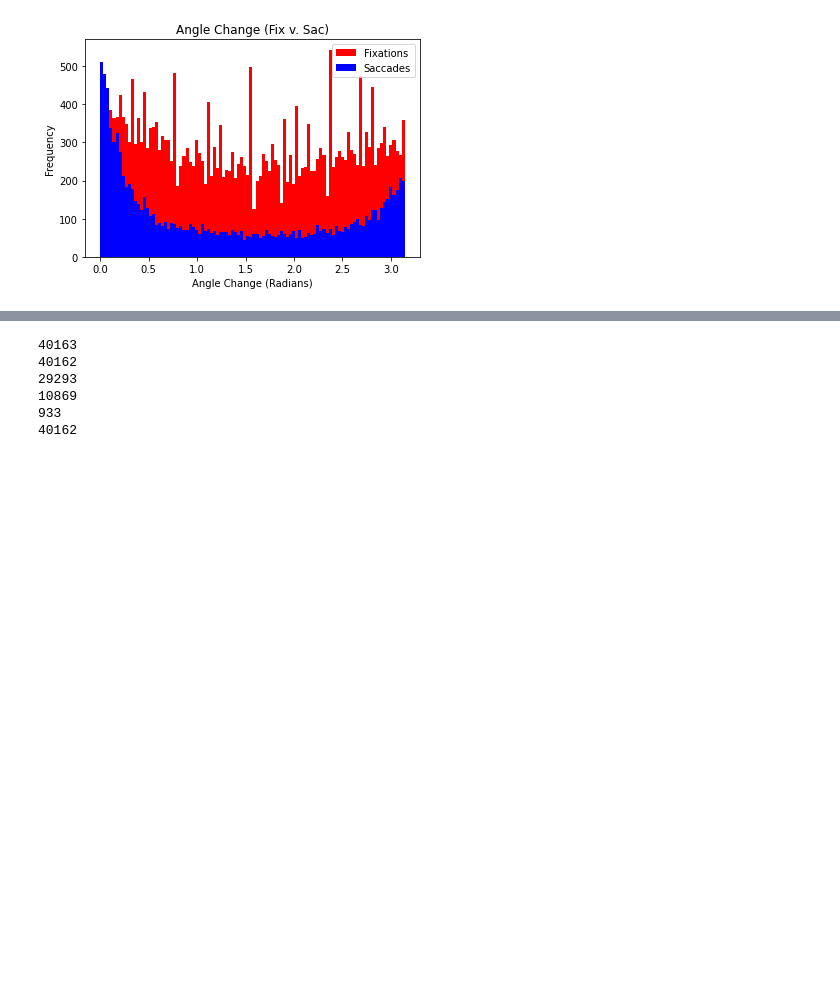
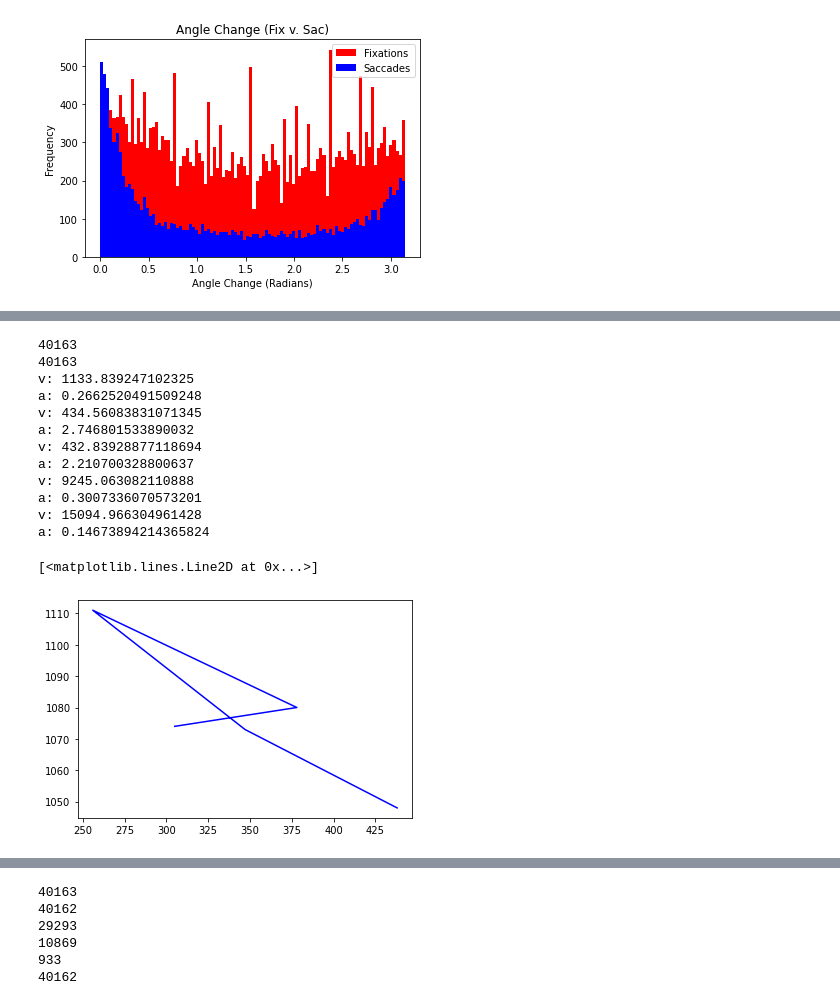
Before and after one commit to Josef733/eyetracker, a Jupyter notebook: Algorithms.ipynb, the cells around one changed output, grey strips where cells are left out. Saved outputs shown, nothing was run; the diff lists cells and outputs as text; code cells hidden in the pictures; blank space fills up the shorter version.

```diff
--- a/Algorithms.ipynb
+++ b/Algorithms.ipynb
@@ -665,0 +597,29 @@ plt.show()
+# %%
+print(len(point_velo_corr))
+print(len(theta_np))
+
+x_fixs = []
+y_fixs = []
+
+for i in range(5):
+    x_fixs.append(x_sac[i])
+    y_fixs.append(y_sac[i])
+    print("v: " + str(point_velo_corr[i+1]))
+    print("a: " + str(theta_np[i+1]))
+
+plt.plot(x_fixs,y_fixs, c="blue",label="Saccades")
+# %% [output]
+40163
+40163
+v: 1133.839247102325
+a: 0.2662520491509248
+v: 434.56083831071345
+a: 2.746801533890032
+v: 432.83928877118694
+a: 2.210700328800637
+v: 9245.063082110888
+a: 0.3007336070573201
+v: 15094.966304961428
+a: 0.14673894214365824
+[<matplotlib.lines.Line2D at 0x...>]
+[figure, added]
```
Also changed, not shown: parts of 6 cells of this notebook, 9 other files.
